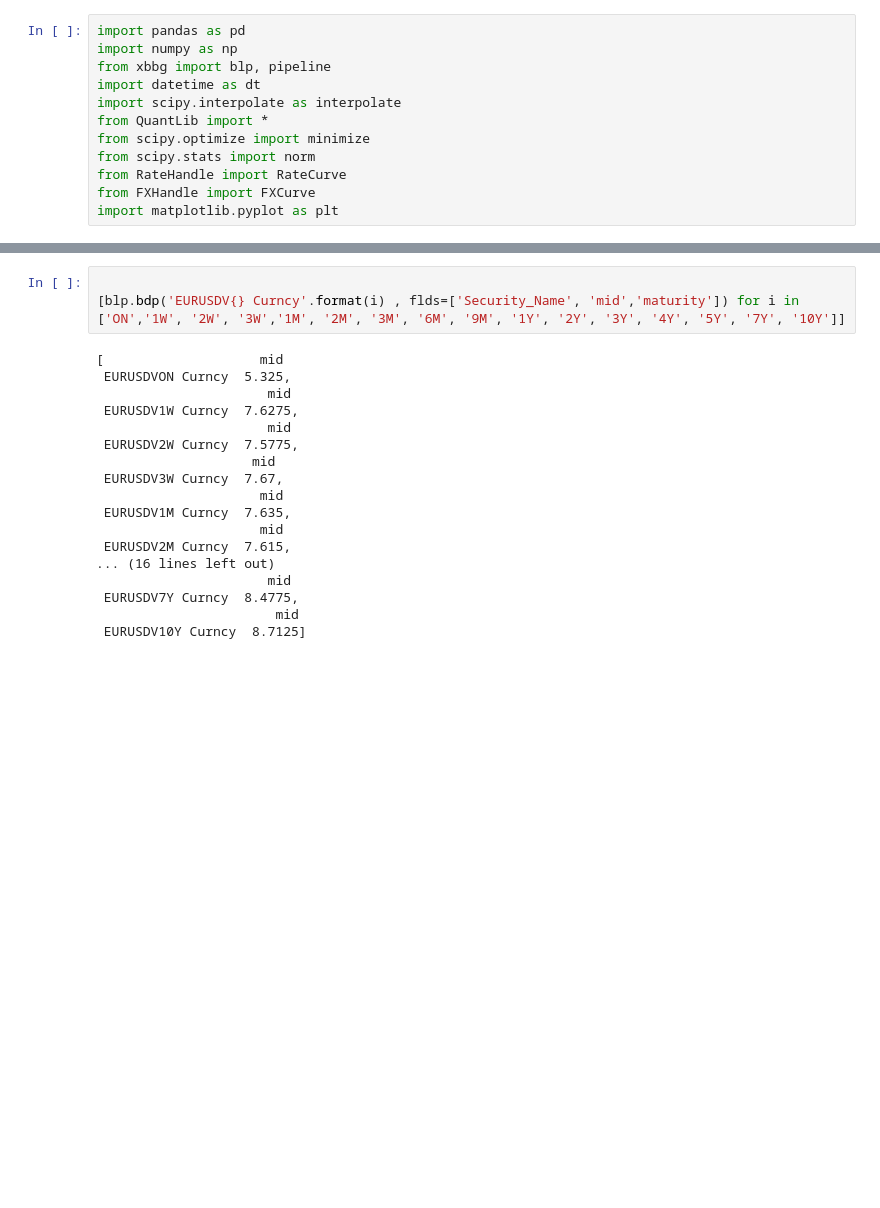
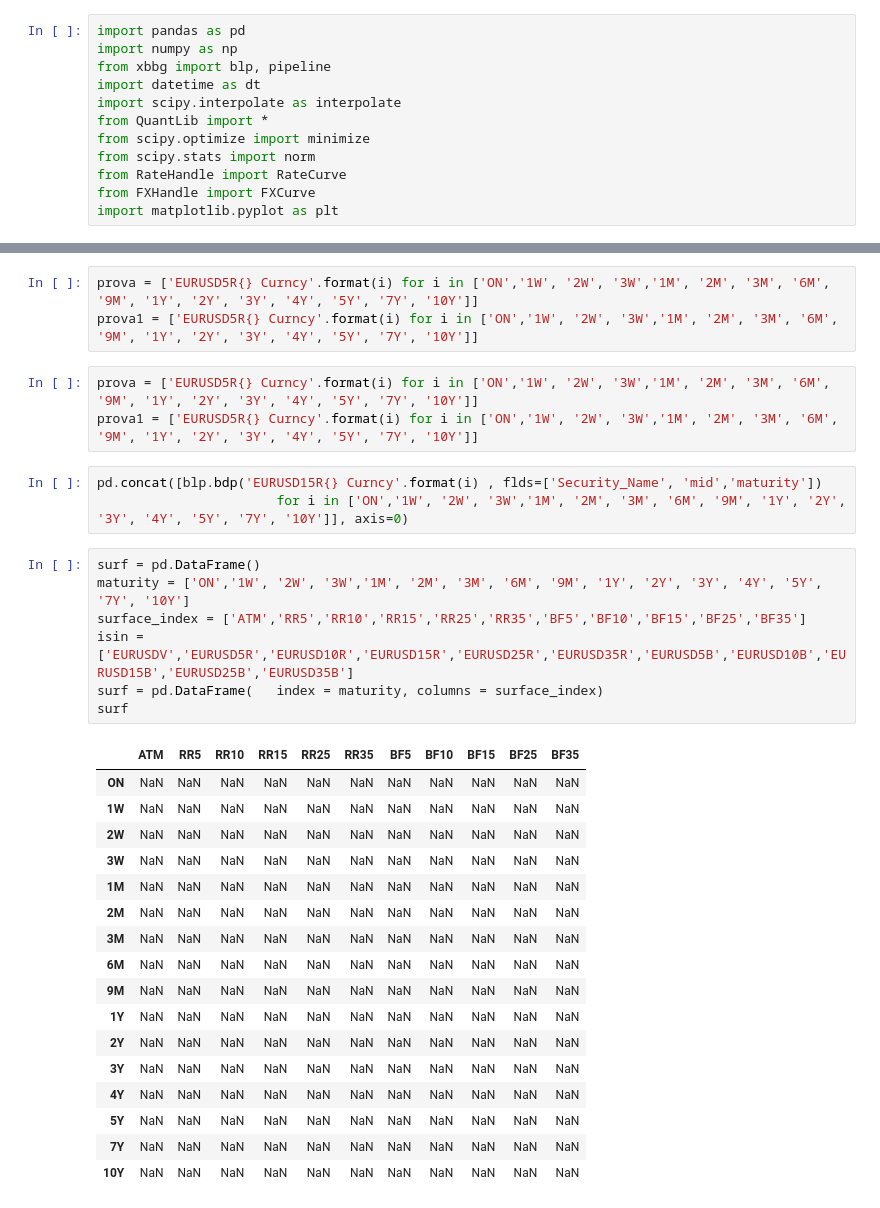
Before and after one commit to federicorug/FX, a Jupyter notebook: test.ipynb, the cells around one changed output, grey strips where cells are left out. Drawn from its saved outputs; the diff is of its cells as text; blank space fills up the shorter version.

Commit message:
data_handle_withloop

```diff
--- a/test.ipynb
+++ b/test.ipynb
@@ -396,21 +378,34 @@ import matplotlib.pyplot as plt
+# %%
+prova = ['EURUSD5R{} Curncy'.format(i) for i in ['ON','1W', '2W', '3W','1M', '2M', '3M', '6M', '9M', '1Y', '2Y', '3Y', '4Y', '5Y', '7Y', '10Y']]
+prova1 = ['EURUSD5R{} Curncy'.format(i) for i in ['ON','1W', '2W', '3W','1M', '2M', '3M', '6M', '9M', '1Y', '2Y', '3Y', '4Y', '5Y', '7Y', '10Y']]
+# %%
+prova = ['EURUSD5R{} Curncy'.format(i) for i in ['ON','1W', '2W', '3W','1M', '2M', '3M', '6M', '9M', '1Y', '2Y', '3Y', '4Y', '5Y', '7Y', '10Y']]
+prova1 = ['EURUSD5R{} Curncy'.format(i) for i in ['ON','1W', '2W', '3W','1M', '2M', '3M', '6M', '9M', '1Y', '2Y', '3Y', '4Y', '5Y', '7Y', '10Y']]
 # %%
-
-[blp.bdp('EURUSDV{} Curncy'.format(i) , flds=['Security_Name', 'mid','maturity']) for i in ['ON','1W', '2W', '3W','1M', '2M', '3M', '6M', '9M', '1Y', '2Y', '3Y', '4Y', '5Y', '7Y', '10Y']]
+pd.concat([blp.bdp('EURUSD15R{} Curncy'.format(i) , flds=['Security_Name', 'mid','maturity'])
+                       for i in ['ON','1W', '2W', '3W','1M', '2M', '3M', '6M', '9M', '1Y', '2Y', '3Y', '4Y', '5Y', '7Y', '10Y']], axis=0)
-# %% [output]
-[                    mid
- EURUSDVON Curncy  5.325,
-                      mid
- EURUSDV1W Curncy  7.6275,
-                      mid
- EURUSDV2W Curncy  7.5775,
-                    mid
- EURUSDV3W Curncy  7.67,
-                     mid
- EURUSDV1M Curncy  7.635,
-                     mid
- EURUSDV2M Curncy  7.615,
-... (16 lines left out)
-                      mid
- EURUSDV7Y Curncy  8.4775,
-                       mid
- EURUSDV10Y Curncy  8.7125]
+# %%
+surf = pd.DataFrame()
+maturity = ['ON','1W', '2W', '3W','1M', '2M', '3M', '6M', '9M', '1Y', '2Y', '3Y', '4Y', '5Y', '7Y', '10Y']
+surface_index = ['ATM','RR5','RR10','RR15','RR25','RR35','BF5','BF10','BF15','BF25','BF35']
+isin = ['EURUSDV','EURUSD5R','EURUSD10R','EURUSD15R','EURUSD25R','EURUSD35R','EURUSD5B','EURUSD10B','EURUSD15B','EURUSD25B','EURUSD35B']
+surf = pd.DataFrame(   index = maturity, columns = surface_index)
+surf
+# %% [output]
+|  | ATM | RR5 | RR10 | RR15 | RR25 | RR35 | BF5 | BF10 | BF15 | BF25 | BF35 |
+| ON | NaN | NaN | NaN | NaN | NaN | NaN | NaN | NaN | NaN | NaN | NaN |
+| 1W | NaN | NaN | NaN | NaN | NaN | NaN | NaN | NaN | NaN | NaN | NaN |
+| 2W | NaN | NaN | NaN | NaN | NaN | NaN | NaN | NaN | NaN | NaN | NaN |
+| 3W | NaN | NaN | NaN | NaN | NaN | NaN | NaN | NaN | NaN | NaN | NaN |
+| 1M | NaN | NaN | NaN | NaN | NaN | NaN | NaN | NaN | NaN | NaN | NaN |
+| 2M | NaN | NaN | NaN | NaN | NaN | NaN | NaN | NaN | NaN | NaN | NaN |
+| 3M | NaN | NaN | NaN | NaN | NaN | NaN | NaN | NaN | NaN | NaN | NaN |
+| 6M | NaN | NaN | NaN | NaN | NaN | NaN | NaN | NaN | NaN | NaN | NaN |
+| 9M | NaN | NaN | NaN | NaN | NaN | NaN | NaN | NaN | NaN | NaN | NaN |
+| 1Y | NaN | NaN | NaN | NaN | NaN | NaN | NaN | NaN | NaN | NaN | NaN |
+| 2Y | NaN | NaN | NaN | NaN | NaN | NaN | NaN | NaN | NaN | NaN | NaN |
+| 3Y | NaN | NaN | NaN | NaN | NaN | NaN | NaN | NaN | NaN | NaN | NaN |
+| 4Y | NaN | NaN | NaN | NaN | NaN | NaN | NaN | NaN | NaN | NaN | NaN |
+| 5Y | NaN | NaN | NaN | NaN | NaN | NaN | NaN | NaN | NaN | NaN | NaN |
+| 7Y | NaN | NaN | NaN | NaN | NaN | NaN | NaN | NaN | NaN | NaN | NaN |
+| 10Y | NaN | NaN | NaN | NaN | NaN | NaN | NaN | NaN | NaN | NaN | NaN |
```
Also changed, not shown: parts of 3 cells of this notebook, 1 other file.
